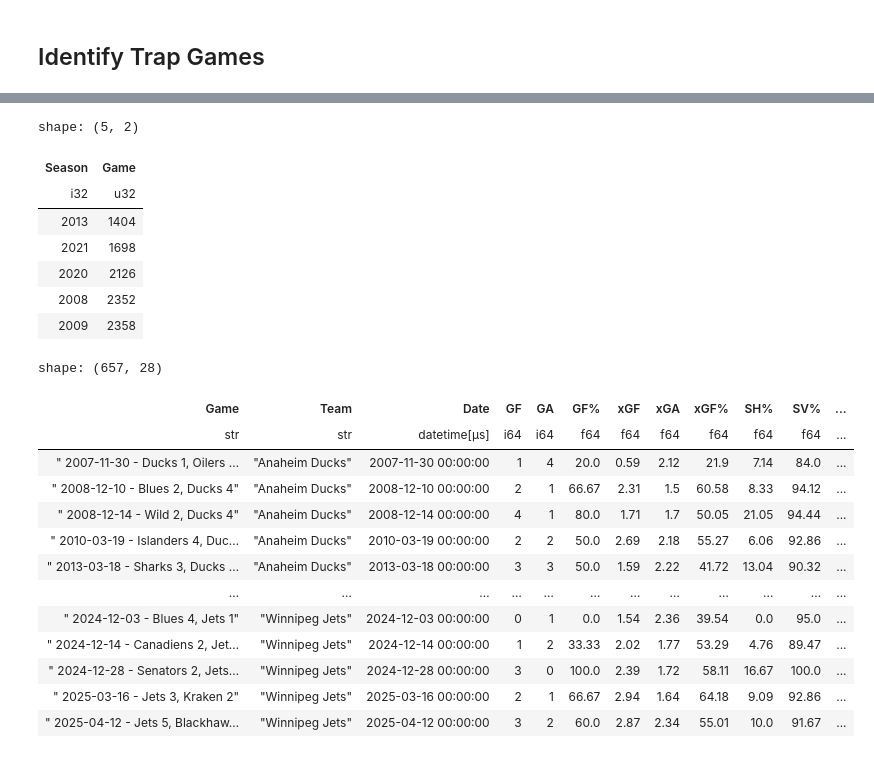
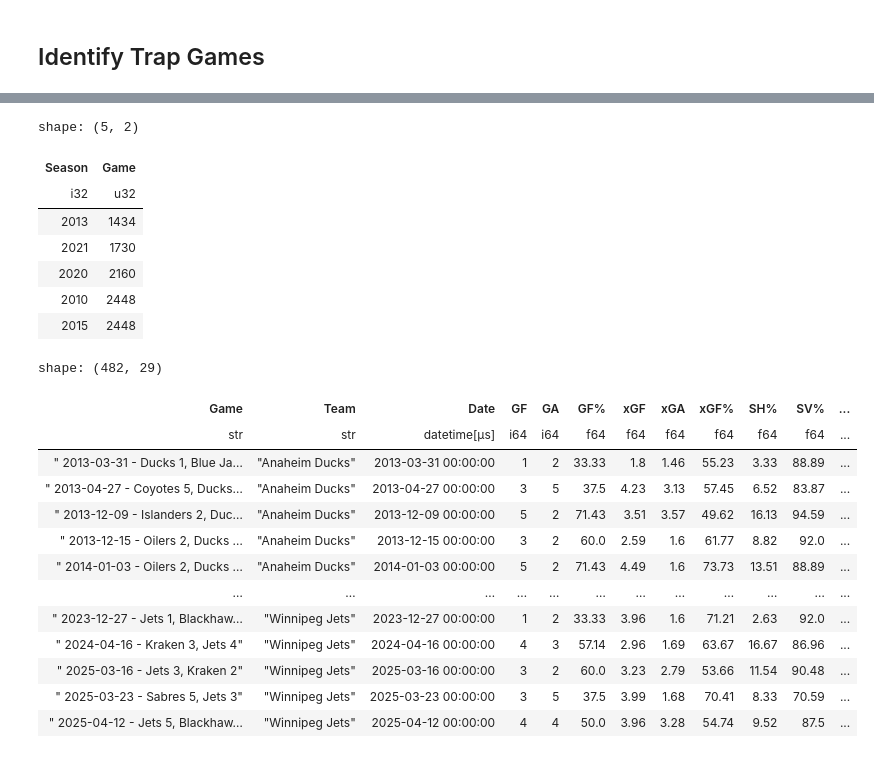
Before and after one commit to hLuo27/projects, a Jupyter notebook: notebooks/2025-09-13 NHL Trap Games.ipynb, the cells around one changed output, grey strips where cells are left out. Drawn from its saved outputs; the diff is of its cells as text; code cells hidden in the pictures.

Commit message:
ref: set up pivot table analysis

```diff
--- a/notebooks/2025-09-13 NHL Trap Games.ipynb
+++ b/notebooks/2025-09-13 NHL Trap Games.ipynb
@@ -61,7 +60,7 @@ utils.logger.info(f"Found {df_missing.shape[0]} / {df_games.shape[0]} rows witho
 # %% [markdown]
 ## Identify Trap Games
 # %%
-strength_col = "5v5 Points"
+strength_col = "Points"
 strong_threshold = 1.1
 weak_threshold = 0.9
 
@@ -76,7 +75,7 @@ df_games_processed = (
           pl.when(pl.col("GF%")>50).then(pl.lit(2))
               .when(pl.col("GF%")<50).then(pl.lit(0))
               .otherwise(pl.lit(1))
-          .alias("5v5 Points")
+          .alias("Points")
       ])
     .with_columns([
         pl.col(strength_col).cum_sum().over(["Team", "Season"]).alias("Season to Date Total incl Current"),
@@ -116,59 +115,61 @@ df_games_processed.group_by("Season").agg(pl.col("Game").count()).sort("Game").h
 shape: (5, 2)
 | Season | Game |
 | i32 | u32 |
-| 2013 | 1404 |
-| 2021 | 1698 |
-| 2020 | 2126 |
-| 2008 | 2352 |
-| 2009 | 2358 |
+| 2013 | 1434 |
+| 2021 | 1730 |
+| 2020 | 2160 |
+| 2010 | 2448 |
+| 2015 | 2448 |
 # %%
 df_opponent = df_games_processed.select([
     pl.col("Game"),
     pl.col("Team").alias("Opponent"),
     pl.col(f"Season to Date Average {strength_col}").alias(f"Opponent Season to Date Average {strength_col}"),
     pl.col("is_strong").alias("Opponent is_strong"),
     pl.col("is_weak").alias("Opponent is_weak")
 ])
 
 df_games_with_opponent = (
     df_games_processed.join(df_opponent, on="Game", how="left")
     .filter(pl.col("Team") != pl.col("Opponent"))
     .with_columns(
         (pl.col(f"Season to Date Average {strength_col}") - pl.col(f"Opponent Season to Date Average {strength_col}")).alias(f"Delta {strength_col}")
     )
 
     # Tag previous opponent
     .sort(["Team", "Date"])
     .with_columns([
         pl.col(col).shift(1).over(["Team", "Season"]).alias(f"Previous {col}")
-        for col in ["Opponent", "Opponent is_strong", "Opponent is_weak"]
+        for col in ["Opponent", "Opponent is_strong", "Opponent is_weak", "GF%"]
     ])
 
-    # Tag Trap Games
+    # Tag Trap Games: Strong Team that beat another strong team in the previous game faces a weak opponent in the next game
     .with_columns(
-        pl.when((pl.col("is_strong"))&(pl.col("Opponent is_weak"))&(pl.col("Previous Opponent is_strong"))).then(pl.lit(True))
+        pl.when((pl.col("is_strong"))&(pl.col("Opponent is_weak"))
+                &(pl.col("Previous Opponent is_strong"))&(pl.col("Previous GF%") > 50))
+            .then(pl.lit(True))
         .otherwise(pl.lit(False)).alias("Trap Game")
     )
 )
 
 assert df_games_with_opponent.shape[0] == df_games_processed.shape[0]
 
 df_games_with_opponent.filter(pl.col("Trap Game"))
 # %% [output]
-shape: (657, 28)
+shape: (482, 29)
 | Game | Team | Date | GF | GA | GF% | xGF | xGA | xGF% | SH% | SV% | ... |
 | str | str | datetime[μs] | i64 | i64 | f64 | f64 | f64 | f64 | f64 | f64 | ... |
-| " 2007-11-30 - Ducks 1, Oilers … | "Anaheim Ducks" | 2007-11-30 00:00:00 | 1 | 4 | 20.0 | 0.59 | 2.12 | 21.9 | 7.14 | 84.0 | ... |
-| " 2008-12-10 - Blues 2, Ducks 4" | "Anaheim Ducks" | 2008-12-10 00:00:00 | 2 | 1 | 66.67 | 2.31 | 1.5 | 60.58 | 8.33 | 94.12 | ... |
-| " 2008-12-14 - Wild 2, Ducks 4" | "Anaheim Ducks" | 2008-12-14 00:00:00 | 4 | 1 | 80.0 | 1.71 | 1.7 | 50.05 | 21.05 | 94.44 | ... |
-| " 2010-03-19 - Islanders 4, Duc… | "Anaheim Ducks" | 2010-03-19 00:00:00 | 2 | 2 | 50.0 | 2.69 | 2.18 | 55.27 | 6.06 | 92.86 | ... |
-| " 2013-03-18 - Sharks 3, Ducks … | "Anaheim Ducks" | 2013-03-18 00:00:00 | 3 | 3 | 50.0 | 1.59 | 2.22 | 41.72 | 13.04 | 90.32 | ... |
+| " 2013-03-31 - Ducks 1, Blue Ja… | "Anaheim Ducks" | 2013-03-31 00:00:00 | 1 | 2 | 33.33 | 1.8 | 1.46 | 55.23 | 3.33 | 88.89 | ... |
+| " 2013-04-27 - Coyotes 5, Ducks… | "Anaheim Ducks" | 2013-04-27 00:00:00 | 3 | 5 | 37.5 | 4.23 | 3.13 | 57.45 | 6.52 | 83.87 | ... |
+| " 2013-12-09 - Islanders 2, Duc… | "Anaheim Ducks" | 2013-12-09 00:00:00 | 5 | 2 | 71.43 | 3.51 | 3.57 | 49.62 | 16.13 | 94.59 | ... |
+| " 2013-12-15 - Oilers 2, Ducks … | "Anaheim Ducks" | 2013-12-15 00:00:00 | 3 | 2 | 60.0 | 2.59 | 1.6 | 61.77 | 8.82 | 92.0 | ... |
+| " 2014-01-03 - Oilers 2, Ducks … | "Anaheim Ducks" | 2014-01-03 00:00:00 | 5 | 2 | 71.43 | 4.49 | 1.6 | 73.73 | 13.51 | 88.89 | ... |
 | … | … | … | … | … | … | … | … | … | … | … | ... |
-| " 2024-12-03 - Blues 4, Jets 1" | "Winnipeg Jets" | 2024-12-03 00:00:00 | 0 | 1 | 0.0 | 1.54 | 2.36 | 39.54 | 0.0 | 95.0 | ... |
-| " 2024-12-14 - Canadiens 2, Jet… | "Winnipeg Jets" | 2024-12-14 00:00:00 | 1 | 2 | 33.33 | 2.02 | 1.77 | 53.29 | 4.76 | 89.47 | ... |
-| " 2024-12-28 - Senators 2, Jets… | "Winnipeg Jets" | 2024-12-28 00:00:00 | 3 | 0 | 100.0 | 2.39 | 1.72 | 58.11 | 16.67 | 100.0 | ... |
-| " 2025-03-16 - Jets 3, Kraken 2" | "Winnipeg Jets" | 2025-03-16 00:00:00 | 2 | 1 | 66.67 | 2.94 | 1.64 | 64.18 | 9.09 | 92.86 | ... |
-| " 2025-04-12 - Jets 5, Blackhaw… | "Winnipeg Jets" | 2025-04-12 00:00:00 | 3 | 2 | 60.0 | 2.87 | 2.34 | 55.01 | 10.0 | 91.67 | ... |
+| " 2023-12-27 - Jets 1, Blackhaw… | "Winnipeg Jets" | 2023-12-27 00:00:00 | 1 | 2 | 33.33 | 3.96 | 1.6 | 71.21 | 2.63 | 92.0 | ... |
+| " 2024-04-16 - Kraken 3, Jets 4" | "Winnipeg Jets" | 2024-04-16 00:00:00 | 4 | 3 | 57.14 | 2.96 | 1.69 | 63.67 | 16.67 | 86.96 | ... |
+| " 2025-03-16 - Jets 3, Kraken 2" | "Winnipeg Jets" | 2025-03-16 00:00:00 | 3 | 2 | 60.0 | 3.23 | 2.79 | 53.66 | 11.54 | 90.48 | ... |
+| " 2025-03-23 - Sabres 5, Jets 3" | "Winnipeg Jets" | 2025-03-23 00:00:00 | 3 | 5 | 37.5 | 3.99 | 1.68 | 70.41 | 8.33 | 70.59 | ... |
+| " 2025-04-12 - Jets 5, Blackhaw… | "Winnipeg Jets" | 2025-04-12 00:00:00 | 4 | 4 | 50.0 | 3.96 | 3.28 | 54.74 | 9.52 | 87.5 | ... |
 # %%
 df_leafs_sample = df_games_with_opponent.filter((pl.col("Team")=="Toronto Maple Leafs")&(pl.col("Season")==2025))
 display(df_leafs_sample.head(5))
```
Also changed, not shown: parts of 10 cells of this notebook.
